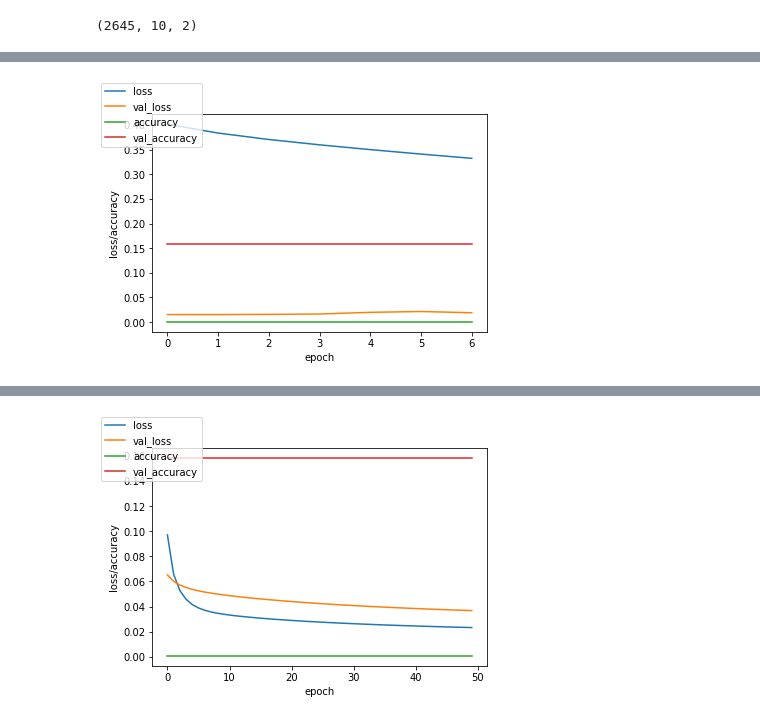
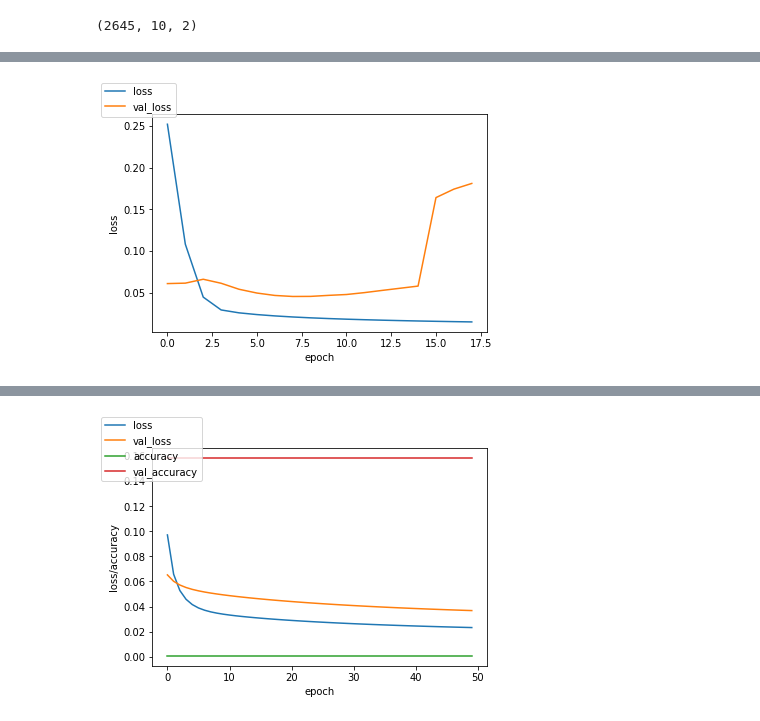
Before and after one commit to UMN-CMS/ECAL_FAIR, a Jupyter notebook: notebooks/GRU.ipynb, the cells around one changed output, grey strips where cells are left out. Cells and saved outputs as stored; diff of their text form; code cells hidden in the pictures.

```diff
--- a/notebooks/GRU.ipynb
+++ b/notebooks/GRU.ipynb
@@ -101,61 +101,66 @@ from math import pow, floor
 import time
 # learning rate schedule
 def step_decay(epoch):
-    initial_lrate = 0.001
+    initial_lrate = 0.00001
     drop = 0.5
     epochs_drop = 2.0
     lrate = initial_lrate * pow(drop, floor((1+epoch)/epochs_drop))
-    return lrate
+    return initial_lrate
 # %%
 #best params:
 #Latent_dim:  3 L2 Regularizer:  0.001
 #Final Val Loss: 0.10678313672542572
-reg_vals = [0.001, 0.0005, 0.0001]
-optimizers = ['SGD','RMSprop','Adam','Adadelta','Adagrad','Adamax','Nadam','Ftrl']
+reg_vals = [0.001]
+optimizers = ['Adam']
 val_results = []
-for ndim in range(3,15):
+batch_size = [1,2,5,10,20,50,100]
+for ndim in range(6,7):
     for reg_val in reg_vals:
         for optimizer in optimizers:
-            t_start = time.time()
-            LATENT_DIM = ndim
-            BATCH_SIZE = 32
-            EPOCHS = 50
+            for batch in batch_size:
+                for i in range(0,10):
+                    print('v.',i,'Latent_dim: ',ndim,'L2 Regularizer: ', reg_val,'Optimizer:',optimizer, 'Batch size:',batch)
 
-            lrate = LearningRateScheduler(step_decay)
-            model = Sequential()
-            model.add(GRU(LATENT_DIM, input_shape=(T, 2), kernel_regularizer=l2(reg_val), recurrent_regularizer=l2(reg_val), bias_regularizer=l2(reg_val)))
-            #model.add(LSTM(32, kernel_regularizer=l2(0.01), recurrent_regularizer=l2(0.01), bias_regularizer=l2(0.01)))
-            model.add(Dense(HORIZON))
-            model.compile(optimizer=optimizer, loss="mse",
-                         # metrics=['accuracy']
-                         )
 
-            earlystop = EarlyStopping(monitor="val_loss", min_delta=0, patience=5)
-            model_history = model.fit(
-            train_input["X"],
-            train_input["target"],
-            batch_size=BATCH_SIZE,
-            epochs=EPOCHS,
-            validation_data=(valid_inputs["X"], valid_inputs["target"]),
-            callbacks=[earlystop],
-            verbose=0,
-            )
-            # list all data in history
-            #print(model_history.history.keys())
-            total_time = time.time()-t_start
-            # summarize history for loss
-            fig, ax = plt.subplots()
-            ax.plot(model_history.history['loss'])
-            ax.plot(model_history.history['val_loss'])
+                    t_start = time.time()
+                    LATENT_DIM = ndim
+                    BATCH_SIZE = batch
+                    EPOCHS = 50
 
-            ax.set_ylabel('loss')
-            ax.set_xlabel('epoch')
-            fig.legend(['loss', 'val_loss'], loc='upper left')
-            #plt.show()
-            print('Latent_dim: ',ndim,'L2 Regularizer: ', reg_val,'Optimizer:',optimizer)
-            print('\tFinal Val Loss:',model_history.history['val_loss'][-1],' in: {}s'.format(total_time))
-            if(model_history.history['val_loss'][-1] < .1):
-                val_results.append((ndim,reg_val,model_history.history['val_loss'][-1],optimizer,total_time,fig))
-            else:
-                plt.close()
+                    lrate = LearningRateScheduler(step_decay)
+                    model = Sequential()
+                    model.add(GRU(LATENT_DIM, input_shape=(T, 2), kernel_regularizer=l2(reg_val), recurrent_regularizer=l2(reg_val), bias_regularizer=l2(reg_val)))
+                    #model.add(LSTM(32, kernel_regularizer=l2(0.01), recurrent_regularizer=l2(0.01), bias_regularizer=l2(0.01)))
+                    model.add(Dense(HORIZON))
+                    model.compile(optimizer=optimizer, loss="mse",
+                                 # metrics=['accuracy']
+                                 )
+
+                    earlystop = EarlyStopping(monitor="val_loss", min_delta=0, patience=10)
+                    model_history = model.fit(
+                    train_input["X"],
+                    train_input["target"],
+                    batch_size=BATCH_SIZE,
+                    epochs=EPOCHS,
+                    validation_data=(valid_inputs["X"], valid_inputs["target"]),
+                    callbacks=[earlystop, lrate],
+                    verbose=1,
+                    )
+                    # list all data in history
+                    #print(model_history.history.keys())
+                    total_time = time.time()-t_start
+                    # summarize history for loss
+                    fig, ax = plt.subplots()
+                    ax.plot(model_history.history['loss'])
+                    ax.plot(model_history.history['val_loss'])
+
+                    ax.set_ylabel('loss')
+                    ax.set_xlabel('epoch')
+                    fig.legend(['loss', 'val_loss'], loc='upper left')
+                    #plt.show()
+                    print('\tFinal Val Loss:',model_history.history['val_loss'][-1],' in: {}s'.format(total_time))
+                    if(model_history.history['val_loss'][-1] < 1.0):
+                        val_results.append((ndim,reg_val,model_history.history['val_loss'][-1],optimizer,total_time,batch,fig))
+                    else:
+                        plt.close()
 # %% [output]
@@ -199 +204 @@ Latent_dim:  14 L2 Regularizer:  0.0001 Optimizer: Ftrl
-[figure, old version]
+[figure, new version]
```
Also changed, not shown: parts of 2 cells of this notebook, 2 other files.
